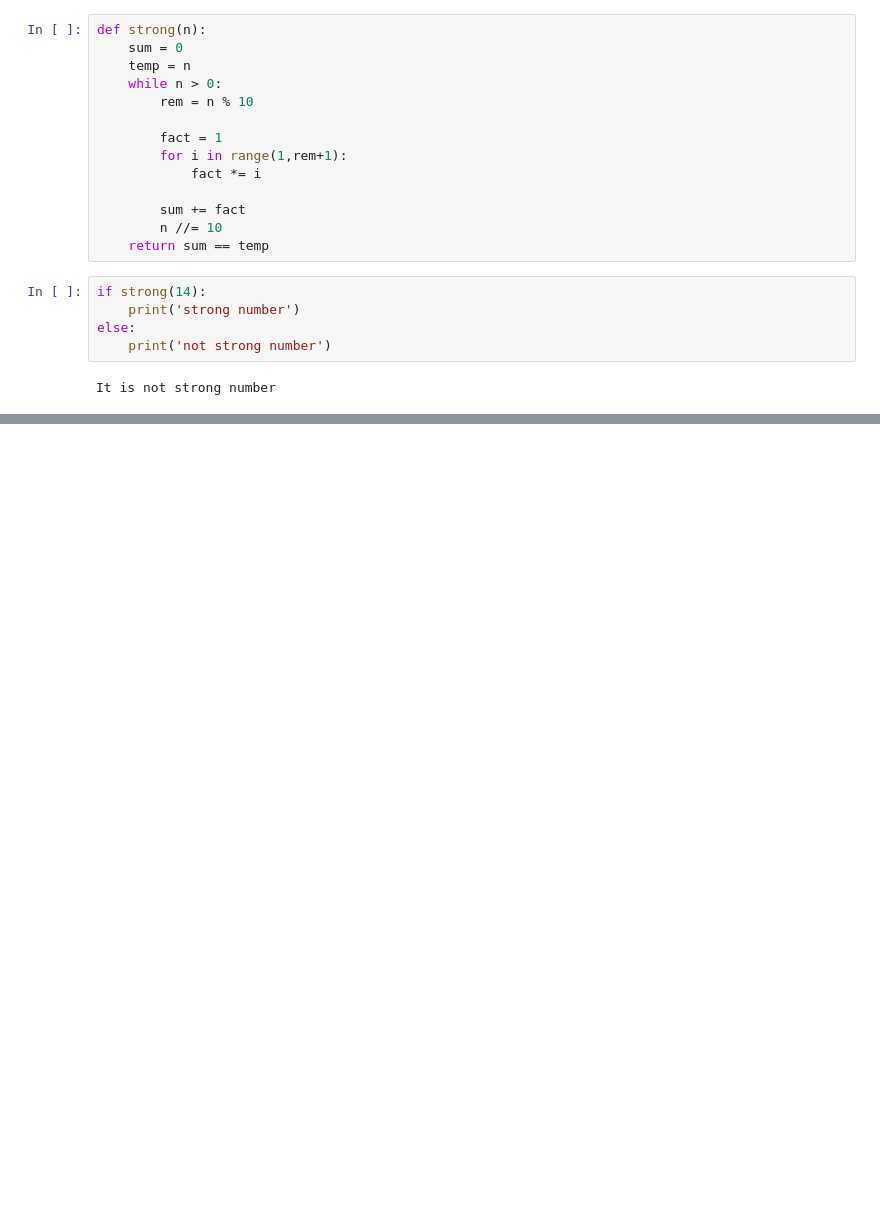
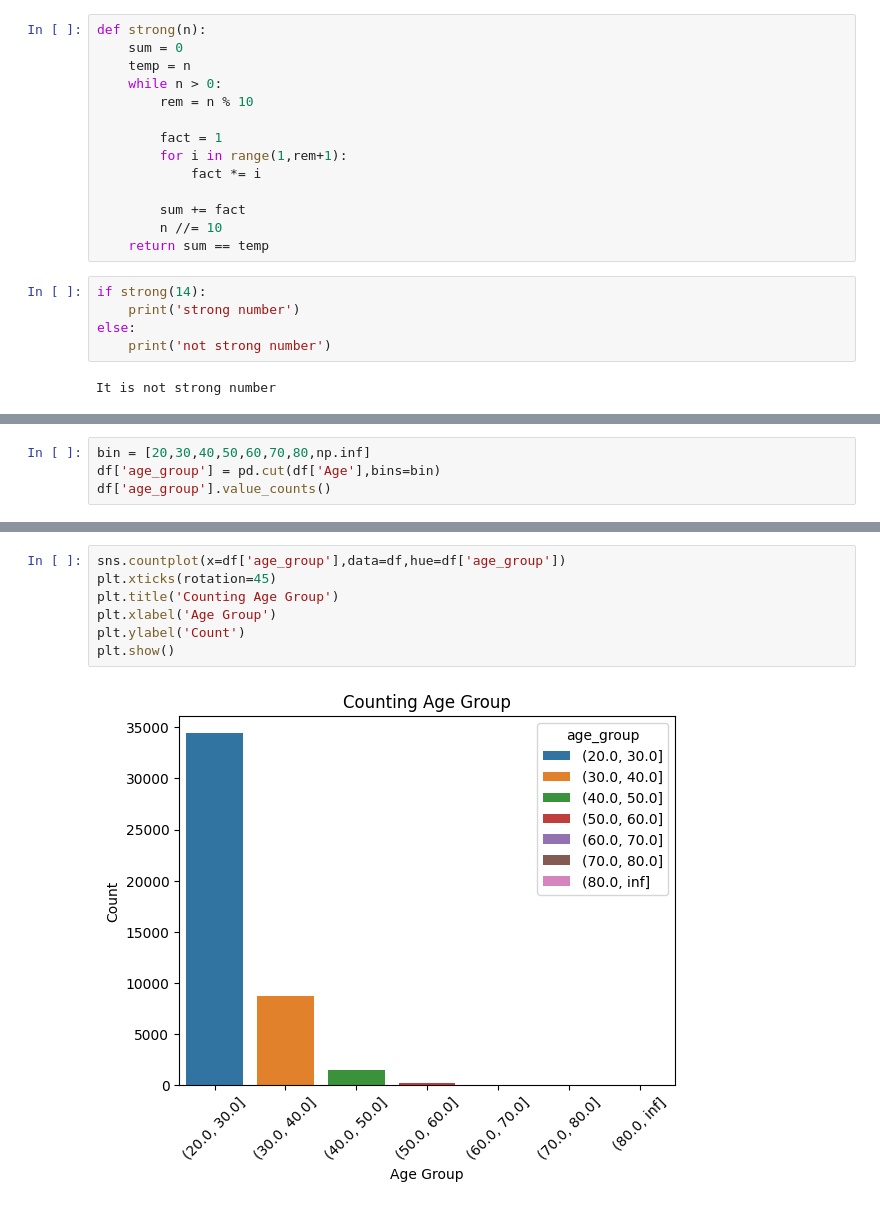
Before and after one commit to Omkar210/Python-Practice, a Jupyter notebook: Python_Practice.ipynb, the cells around one changed output, grey strips where cells are left out. Drawn from its saved outputs; the diff is of its cells as text; blank space fills up the shorter version.

```diff
--- a/Python_Practice.ipynb
+++ b/Python_Practice.ipynb
@@ -54,0 +178,4 @@ It is not strong number
+# %%
+bin = [20,30,40,50,60,70,80,np.inf]
+df['age_group'] = pd.cut(df['Age'],bins=bin)
+df['age_group'].value_counts()
@@ -54,0 +193,9 @@ It is not strong number
+# %%
+sns.countplot(x=df['age_group'],data=df,hue=df['age_group'])
+plt.xticks(rotation=45)
+plt.title('Counting Age Group')
+plt.xlabel('Age Group')
+plt.ylabel('Count')
+plt.show()
+# %% [output]
+[figure, added]
```
Also changed, not shown: parts of 16 cells of this notebook.
